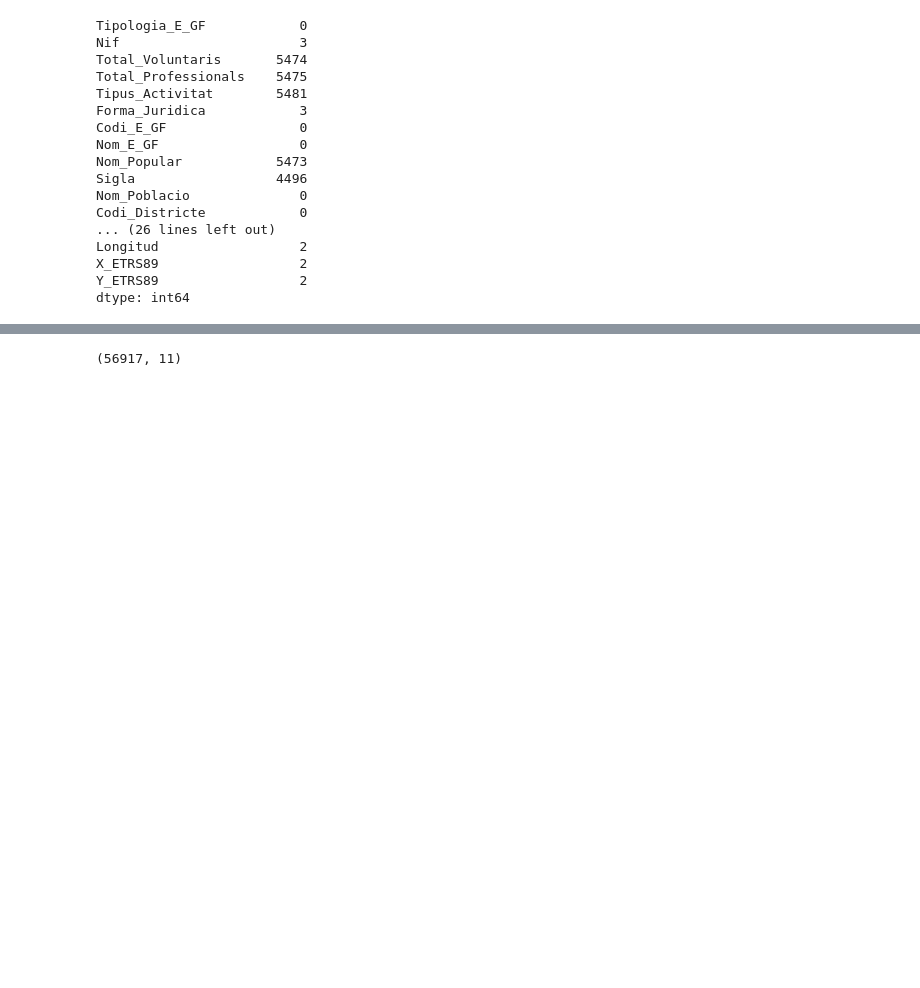
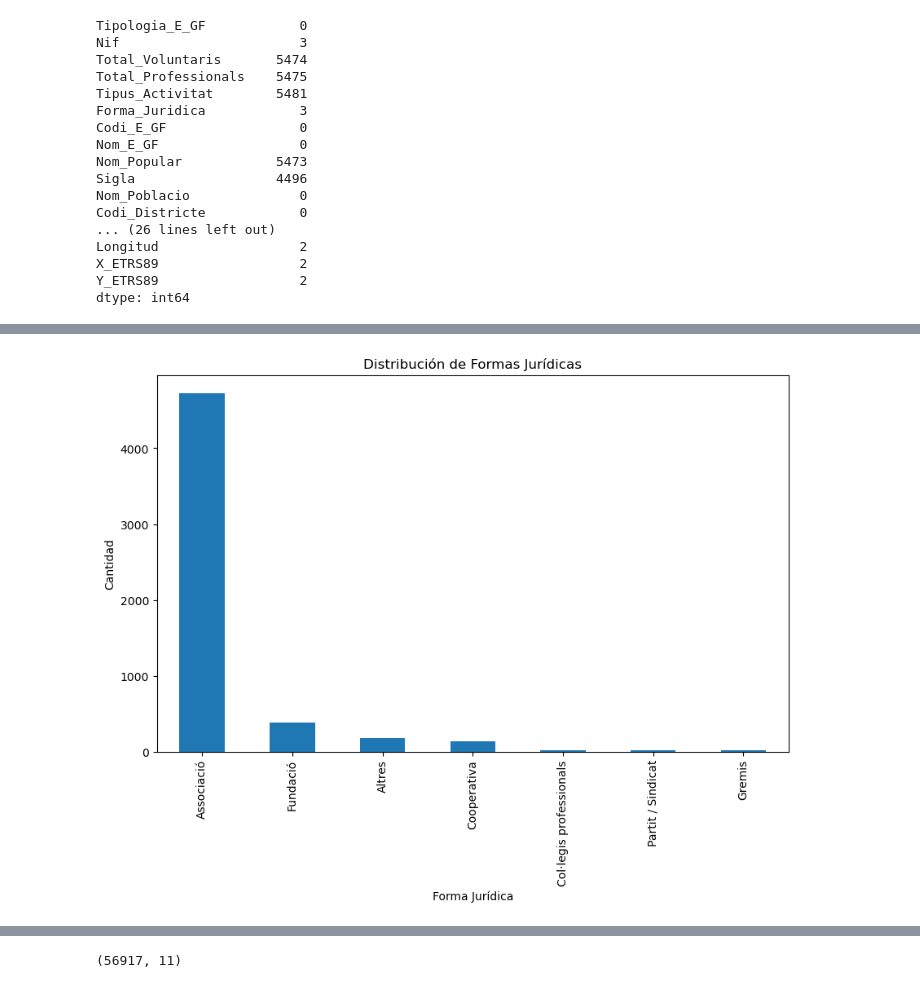
Before and after one commit to alpidegit/Sprint11-estructures_Dataframe, a Jupyter notebook: Projecte Final.ipynb, the cells around one changed output, grey strips where cells are left out. Cells and saved outputs as stored; diff of their text form; code cells hidden in the pictures; blank space fills up the shorter version.

```diff
--- a/Projecte Final.ipynb
+++ b/Projecte Final.ipynb
@@ -189,0 +222,2 @@ dtype: int64
+# %%
+df_entidades['Nom_Poblacio'] = df_entidades['Nom_Poblacio'].str.lower().str.capitalize()
@@ -189,0 +407,13 @@ dtype: int64
+# %%
+forma_juridica_counts = df_entidades["Forma_Juridica"].value_counts()
+
+plt.figure(figsize=(10, 6))
+forma_juridica_counts.plot(kind='bar')
+
+plt.xlabel('Forma Jurídica')
+plt.ylabel('Cantidad')
+plt.title('Distribución de Formas Jurídicas')
+
+plt.show()
+# %% [output]
+[figure, added]
```
Also changed, not shown: parts of 118 cells of this notebook.
